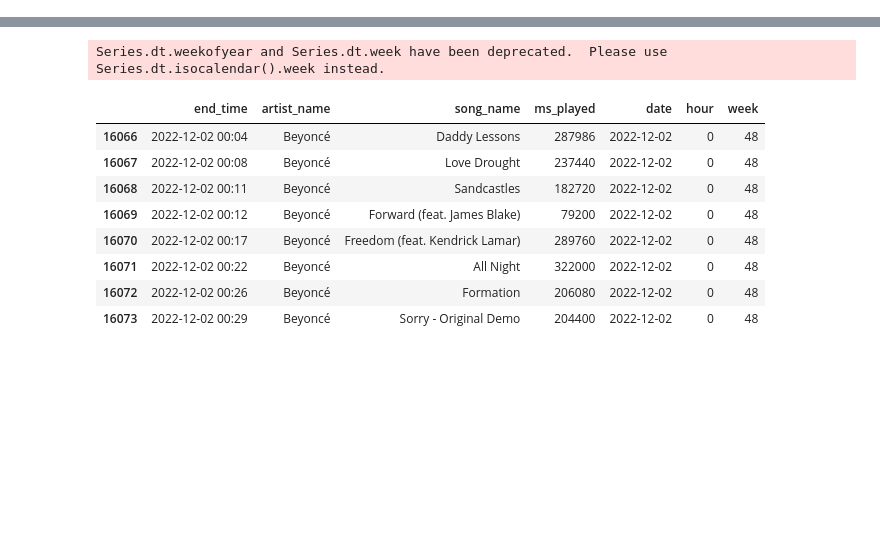
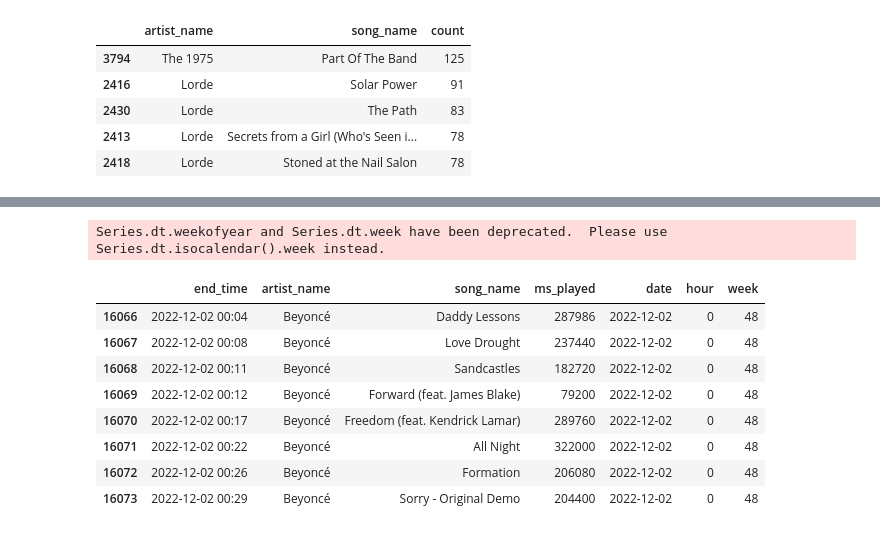
Before and after one commit to dkoterwa/spotify_app, a Jupyter notebook: website/testing_plots.ipynb, the cells around one changed output, grey strips where cells are left out. Cells and saved outputs as stored; diff of their text form; code cells hidden in the pictures; blank space fills up the shorter version.

```diff
--- a/website/testing_plots.ipynb
+++ b/website/testing_plots.ipynb
@@ -43,0 +46,9 @@ dataframe = download_data(user_id, cursor)
+# %%
+favorite_songs.head()
+# %% [output]
+|  | artist_name | song_name | count |
+| 3794 | The 1975 | Part Of The Band | 125 |
+| 2416 | Lorde | Solar Power | 91 |
+| 2430 | Lorde | The Path | 83 |
+| 2413 | Lorde | Secrets from a Girl (Who's Seen i... | 78 |
+| 2418 | Lorde | Stoned at the Nail Salon | 78 |
```
Also changed, not shown: parts of 8 cells of this notebook, 12 other files.
